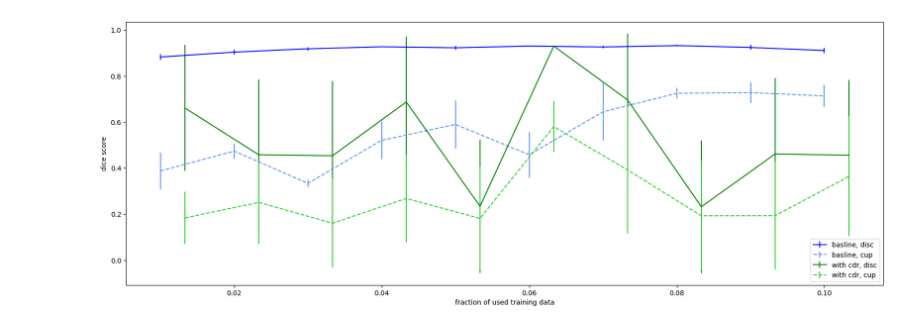
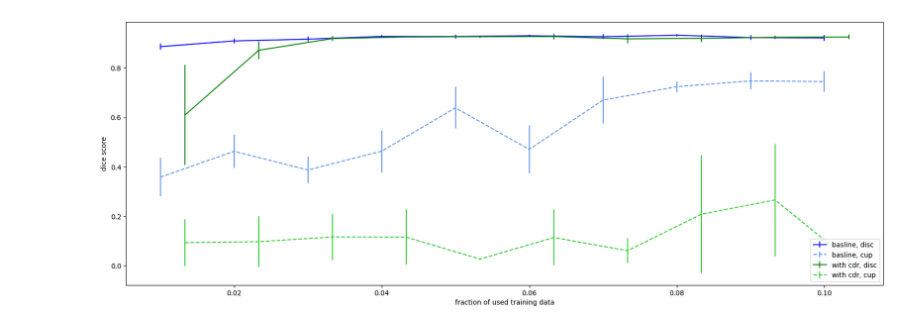
Before and after one commit to mo1333/anatomically_coherent_segmentation, a Jupyter notebook: evaluation_of_data_shortage.ipynb, the cells around one changed output. Cells and saved outputs as stored; diff of their text form; code cells hidden in the pictures.

```diff
--- a/evaluation_of_data_shortage.ipynb
+++ b/evaluation_of_data_shortage.ipynb
@@ -81,29 +81,29 @@ plt.legend()
 # %%
-experiments_of_interest = ["standard_percRange001_010", "cdr5_precRange001_010_SOME_BAD_RUNS"]
+experiments_of_interest = ["standard_percRange001_010", "cdr50_percRange001_010"]
 experiments_labels = ["basline", "with cdr", "topological loss, very narrow"]
 # experiments_colors = [("b", "cornflowerblue"), ("green", "limegreen")]
 experiments_colors = [("b", "cornflowerblue"), ("green", "limegreen"), ("orangered", "coral")]
 exp_paths = ["experiments/" + name for name in experiments_of_interest]
 
 plt.rcParams["figure.figsize"] = (20,7)
 
 for i in range(len(experiments_of_interest)):
     data = pd.read_csv(exp_paths[i] + "/summary.csv")
     plt.errorbar(data["percentages"]+i/300,
                  data["disc_performance_mean"],
                  yerr=stats.t.ppf(1 - alpha / 2, df=(len(data) - 1)) / (len(data) ** (1 / 2)) * data["disc_performance_std"],
                  linestyle="-", color=experiments_colors[i][0], label=experiments_labels[i] + ", disc")
     plt.errorbar(data["percentages"]+i/300,
                  data["cup_performance_mean"],
                  yerr=stats.t.ppf(1 - alpha / 2, df=(len(data) - 1)) / (len(data) ** (1 / 2)) * data["cup_performance_std"],
                  linestyle="--", color=experiments_colors[i][1], label=experiments_labels[i] + ", cup")
 
 plt.xlabel("fraction of used training data")
 plt.ylabel("dice score")
 plt.legend(loc=4) # loc 4 ... lower right
 plt.show()
 # %% [output]
-[figure, old version]
+[figure, new version]
 # %%
 patches = []
 labels = []
```
Also changed, not shown: parts of 5 cells of this notebook, 2 other files.
